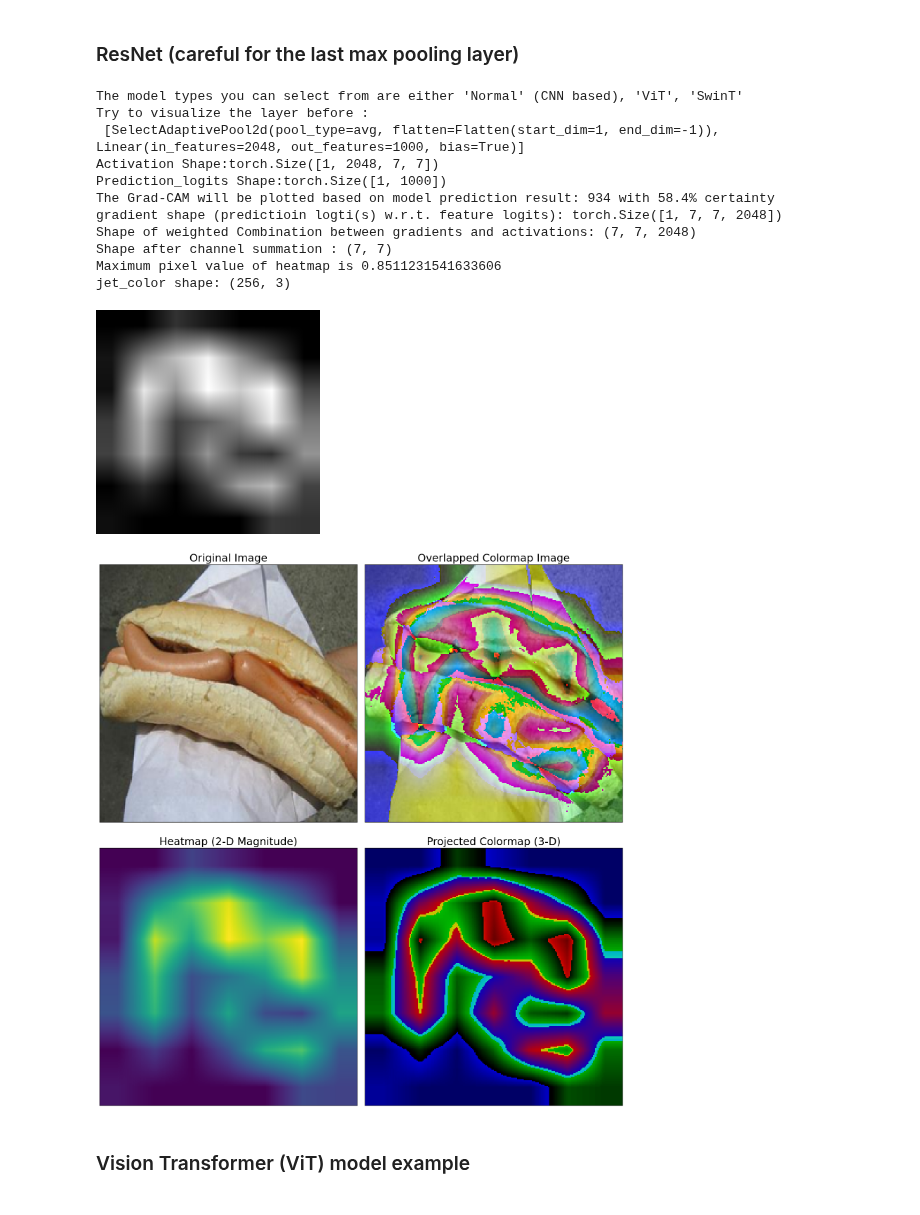
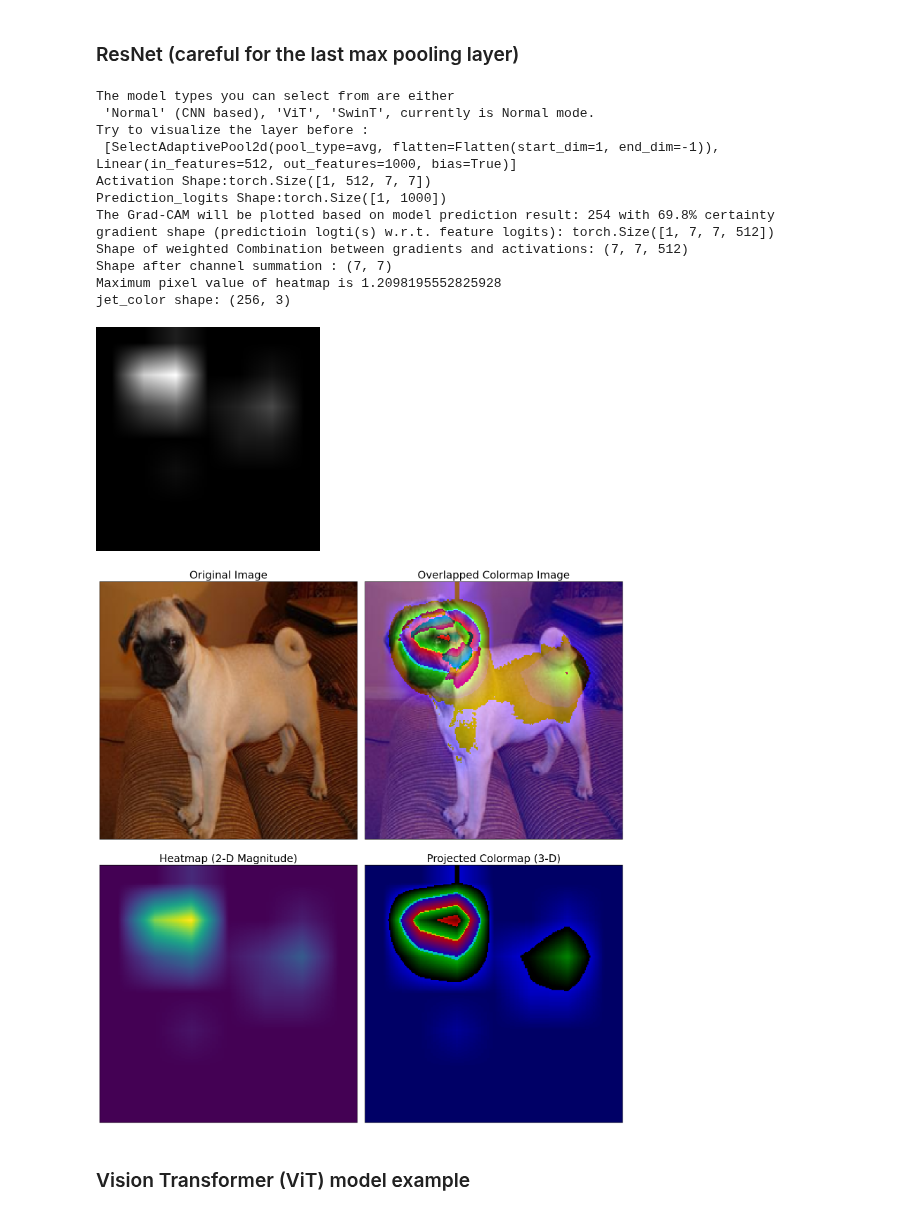
Before and after one commit to TyBruceChen/GradCAM-torch.nn.Module, a Jupyter notebook: test.ipynb, the cells around one changed output. Drawn from its saved outputs; the diff is of its cells as text; code cells hidden in the pictures.

```diff
--- a/test.ipynb
+++ b/test.ipynb
@@ -5,35 +5,36 @@
 # %%
 from grad_cam_code.grad_cam import *
 
 #model = create_model('timm/resnet34.a1_in1k', pretrained=True)
-model = create_model('timm/resnet14t.c3_in1k', pretrained=True)
+model = create_model('timm/resnet18.a1_in1k', pretrained=True)
 #model = create_model('timm/resnet10t.c3_in1k', pretrained=True)
 model.eval()
 
 ## Test image samples are from imagenet
 img_path = 'graphs/test_images/test2-pug-dog.png'
-img_path = 'graphs/test_images/test4-hotdog.png'
+#img_path = 'graphs/test_images/test4-hotdog.png'
 #img_path = 'graphs/test_images/000000039769.jpg'
 
-# use -1 will raise error since there's a pooling layer before classfication header
+# use -1 will raise error since there's a pooling layer before classfication header in ResNet
 cam = GradCAM(model,img_path,layer_idx=-2)
 cam(heatmap_threshold=20)
 cam.imposing_visualization()
 cam.heatmap
 # %% [output]
-The model types you can select from are either 'Normal' (CNN based), 'ViT', 'SwinT'
+The model types you can select from are either
+ 'Normal' (CNN based), 'ViT', 'SwinT', currently is Normal mode.
 Try to visualize the layer before :
- [SelectAdaptivePool2d(pool_type=avg, flatten=Flatten(start_dim=1, end_dim=-1)), Linear(in_features=2048, out_features=1000, bias=True)]
-Activation Shape:torch.Size([1, 2048, 7, 7])
+ [SelectAdaptivePool2d(pool_type=avg, flatten=Flatten(start_dim=1, end_dim=-1)), Linear(in_features=512, out_features=1000, bias=True)]
+Activation Shape:torch.Size([1, 512, 7, 7])
 Prediction_logits Shape:torch.Size([1, 1000])
-The Grad-CAM will be plotted based on model prediction result: 934 with 58.4% certainty
-gradient shape (predictioin logti(s) w.r.t. feature logits): torch.Size([1, 7, 7, 2048])
-Shape of weighted Combination between gradients and activations: (7, 7, 2048)
+The Grad-CAM will be plotted based on model prediction result: 254 with 69.8% certainty
+gradient shape (predictioin logti(s) w.r.t. feature logits): torch.Size([1, 7, 7, 512])
+Shape of weighted Combination between gradients and activations: (7, 7, 512)
 Shape after channel summation : (7, 7)
-Maximum pixel value of heatmap is 0.8511231541633606
+Maximum pixel value of heatmap is 1.2098195552825928
 jet_color shape: (256, 3)
-[figure, old version]
+[figure, new version]
-[figure, old version]
+[figure, new version]
 # %% [markdown]
 ### Vision Transformer (ViT) model example
 # %%
```
Also changed, not shown: parts of 2 cells of this notebook, 4 other files.
